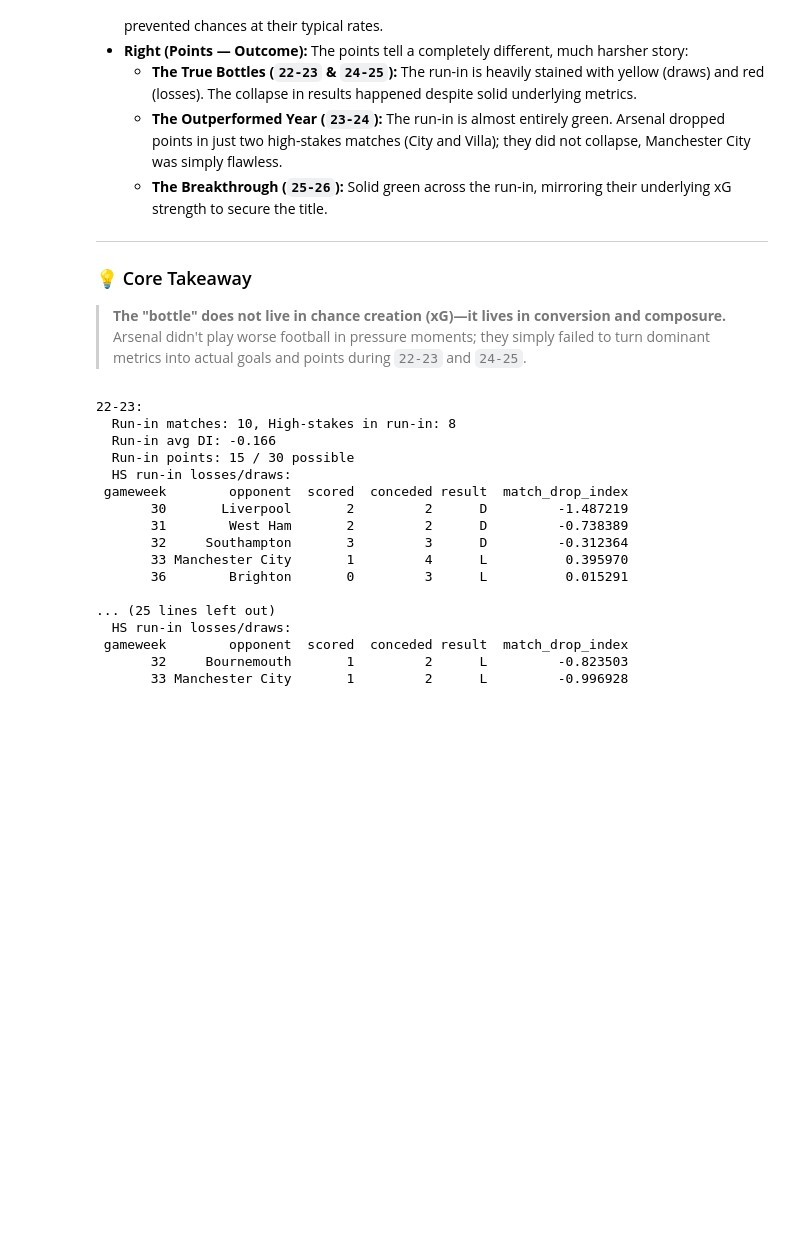
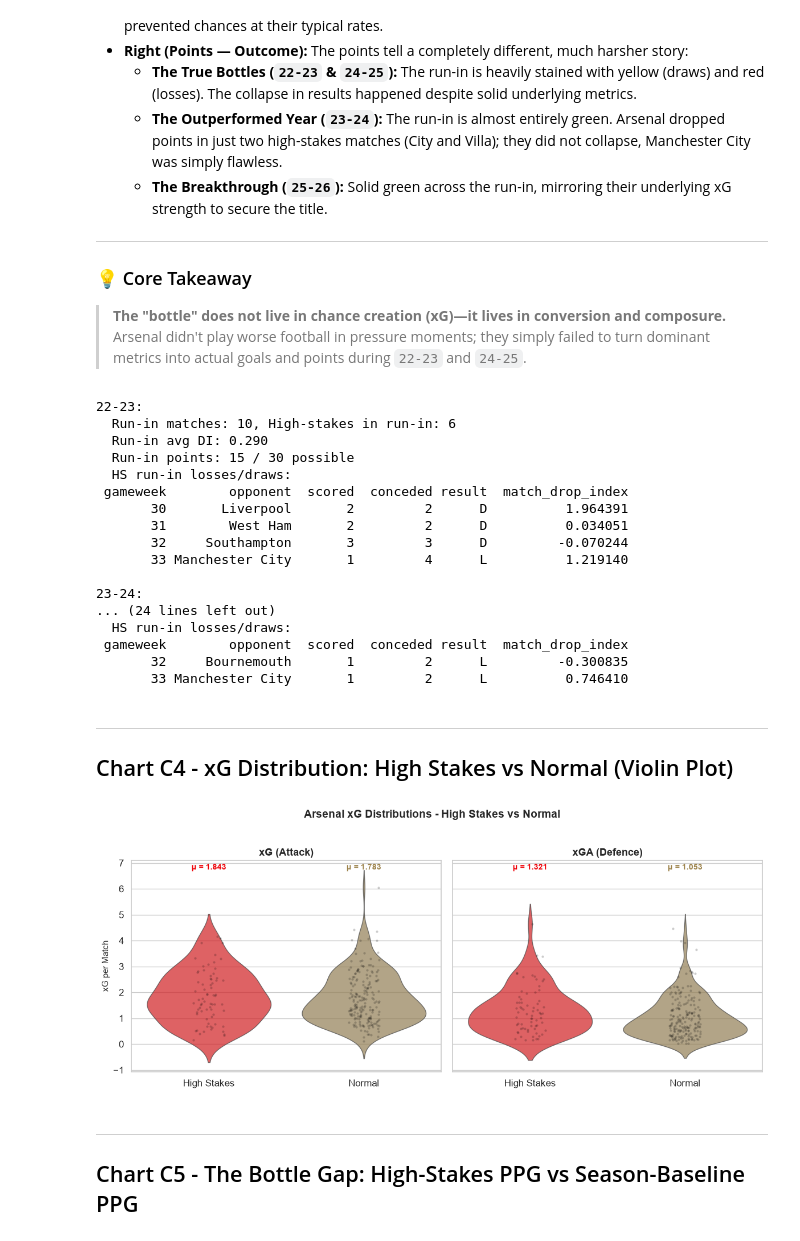
Before and after one commit to ChTej00/Arsenal-Bottle, a Jupyter notebook: notebooks/03_eda.ipynb, the cells around one changed output. Drawn from its saved outputs; the diff is of its cells as text; code cells hidden in the pictures; blank space fills up the shorter version.

```diff
--- a/notebooks/03_eda.ipynb
+++ b/notebooks/03_eda.ipynb
@@ -466,7 +505,7 @@ plt.show()
 # What does the run-in ACTUALLY look like by the numbers?
 for szn in [2223, 2324, 2425, 2526]:
     runin = ars[(ars['season'] == szn) & (ars['gameweek'] >= 29)]
-    hs_runin = runin[runin['is_high_stakes']]
+    hs_runin = runin[runin['is_high_stakes_retro']]
 
     print(f"\n{SEASON_LABELS[szn]}:")
     print(f"  Run-in matches: {len(runin)}, High-stakes in run-in: {len(hs_runin)}")
@@ -478,19 +517,63 @@ for szn in [2223, 2324, 2425, 2526]:
         print(bad[['gameweek','opponent','scored','conceded','result','match_drop_index']].to_string(index=False))
 # %% [output]
 22-23:
-  Run-in matches: 10, High-stakes in run-in: 8
-  Run-in avg DI: -0.166
+  Run-in matches: 10, High-stakes in run-in: 6
+  Run-in avg DI: 0.290
   Run-in points: 15 / 30 possible
   HS run-in losses/draws:
  gameweek        opponent  scored  conceded result  match_drop_index
-       30       Liverpool       2         2      D         -1.487219
-       31        West Ham       2         2      D         -0.738389
-       32     Southampton       3         3      D         -0.312364
-       33 Manchester City       1         4      L          0.395970
-       36        Brighton       0         3      L          0.015291
+       30       Liverpool       2         2      D          1.964391
+       31        West Ham       2         2      D          0.034051
+       32     Southampton       3         3      D         -0.070244
+       33 Manchester City       1         4      L          1.219140
 
-... (25 lines left out)
+23-24:
+... (24 lines left out)
   HS run-in losses/draws:
  gameweek        opponent  scored  conceded result  match_drop_index
-       32     Bournemouth       1         2      L         -0.823503
-       33 Manchester City       1         2      L         -0.996928
+       32     Bournemouth       1         2      L         -0.300835
+       33 Manchester City       1         2      L          0.746410
+# %% [markdown]
+---
+## Chart C4 - xG Distribution: High Stakes vs Normal (Violin Plot)
+# %%
+fig, (ax1,ax2) = plt.subplots(1,2, figsize = (12,5), sharey=True)
+
+# Left panel : xG (Attack)
+sns.violinplot(data=ars, x= 'stake_label', y='xG', ax=ax1,
+               order = ['High Stakes','Normal'],
+              palette=STAKES_PALETTE, alpha = 0.7, inner = None, linewidth=1)
+sns.stripplot(data=ars, x='stake_label', y='xG',ax=ax1,
+             order = ['High Stakes', 'Normal'],
+             color = 'black', alpha = 0.2, size = 3, jitter = True)
+ax1.set_title('xG (Attack)', fontsize = 13, fontweight = 'bold')
+ax1.set_xlabel('')
+ax1.set_ylabel('xG per Match', fontsize = 11)
+
+# Right panel: xGA (Defence)
+sns.violinplot(data=ars, x= 'stake_label',y='xGA', ax=ax2,
+              order = ['High Stakes','Normal'],
+              palette=STAKES_PALETTE, alpha = 0.7, inner = None, linewidth=1)
+sns.stripplot(data=ars, x='stake_label', y='xGA', ax=ax2, order=['High Stakes', 'Normal'],
+              color='black', alpha=0.2, size=3, jitter=True)
+ax2.set_title('xGA (Defence)', fontsize=13, fontweight='bold')
+ax2.set_xlabel('')
+ax2.set_ylabel('xGA per Match', fontsize = 11)
+
+# Add mean annotations
+for ax_panel, col in [(ax1, 'xG'), (ax2, 'xGA')]:
+    for i, label in enumerate(['High Stakes', 'Normal']):
+        mean_val = ars[ars['stake_label'] == label][col].mean()
+        ax_panel.text(i, ax_panel.get_ylim()[1] * 0.95, f'μ = {mean_val:.3f}',
+                      ha='center', fontsize=10, fontweight='bold',
+                      color=ARSENAL_RED if label == 'High Stakes' else ARSENAL_GOLD)
+
+        fig.suptitle('Arsenal xG Distributions - High Stakes vs Normal',
+                    fontsize = 14, fontweight = 'bold', y = 1.02)
+plt.tight_layout()
+plt.show()
+# %% [output]
+[figure, added]
+# %% [markdown]
+---
+## Chart C5 - The Bottle Gap: High-Stakes PPG vs Season-Baseline PPG
```
Also changed, not shown: parts of 35 cells of this notebook, 1 other file.
